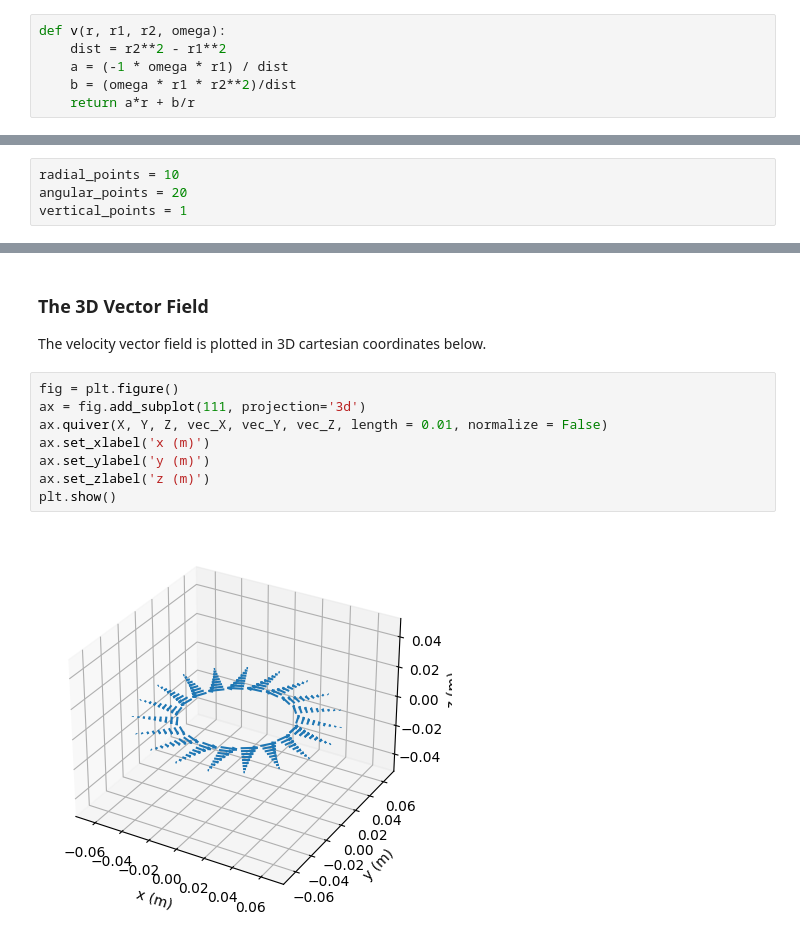
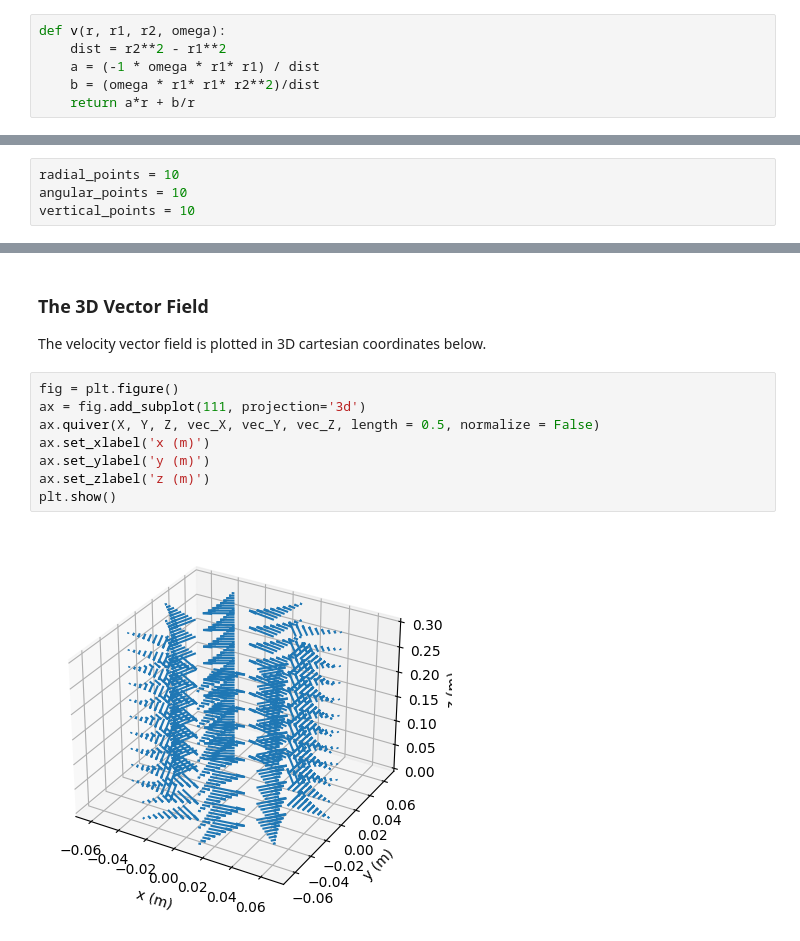
Before and after one commit to PEPT-Data-Analysis-Group/Simulation, a Jupyter notebook: VelocityPlotter.ipynb, the cells around one changed output, grey strips where cells are left out. Drawn from its saved outputs; the diff is of its cells as text.

```diff
--- a/VelocityPlotter.ipynb
+++ b/VelocityPlotter.ipynb
@@ -13,8 +13,8 @@ The following function calculates the velocity vector field in the angular $\the
 # %%
 def v(r, r1, r2, omega):
     dist = r2**2 - r1**2
-    a = (-1 * omega * r1) / dist
-    b = (omega * r1 * r2**2)/dist
+    a = (-1 * omega * r1* r1) / dist
+    b = (omega * r1* r1* r2**2)/dist
     return a*r + b/r
 # %% [markdown]
 ### Parameters
@@ -40,8 +40,8 @@ def convertFromRPM(rpm):
 The following three paramters can be adjusted to chnage the number of vectors that are displayed in the: radial $r$, angular $\theta$, and vertical $z$ directions.
 # %%
 radial_points = 10
-angular_points = 20
-vertical_points = 1
+angular_points = 10
+vertical_points = 10
 # %% [markdown]
 ### Cylindrical Coordinates
 Below we define our coordinate system under the following constraints:
@@ -81,10 +81,10 @@ The velocity vector field is plotted in 3D cartesian coordinates below.
 # %%
 fig = plt.figure()
 ax = fig.add_subplot(111, projection='3d')
-ax.quiver(X, Y, Z, vec_X, vec_Y, vec_Z, length = 0.01, normalize = False)
+ax.quiver(X, Y, Z, vec_X, vec_Y, vec_Z, length = 0.5, normalize = False)
 ax.set_xlabel('x (m)')
 ax.set_ylabel('y (m)')
 ax.set_zlabel('z (m)')
 plt.show()
 # %% [output]
-[figure, old version]
+[figure, new version]
```
Also changed, not shown: parts of 4 cells of this notebook.
